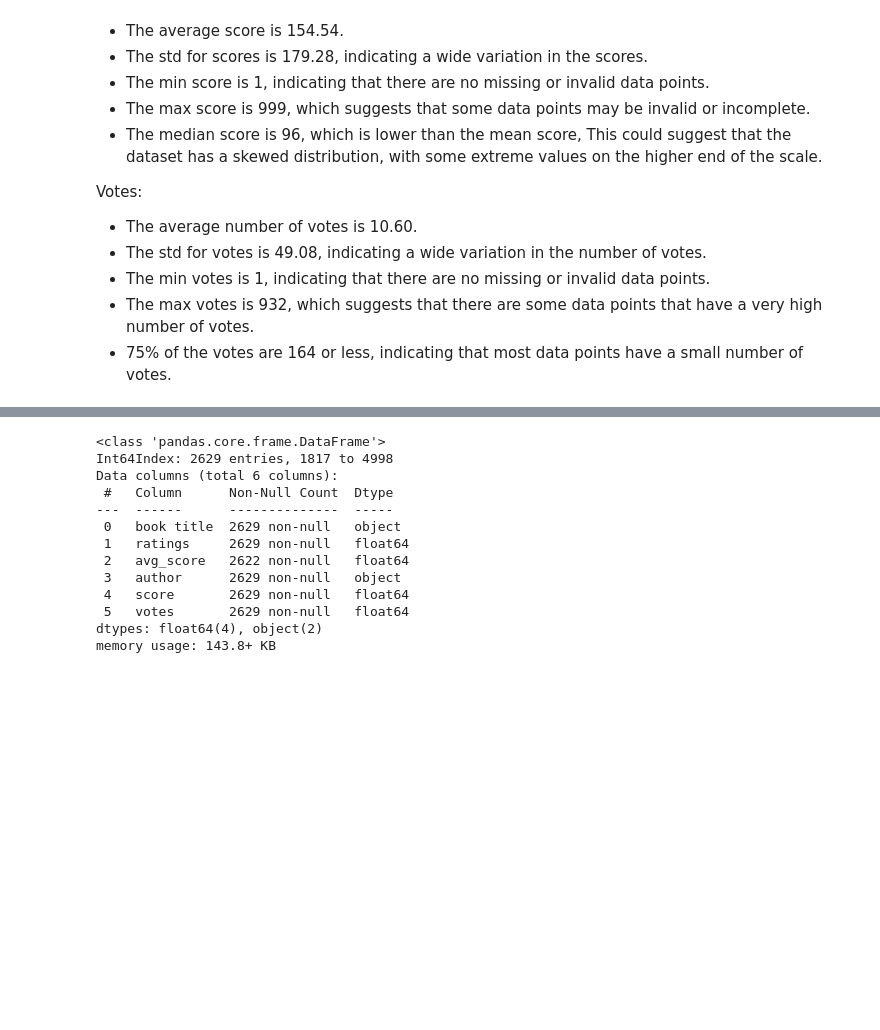
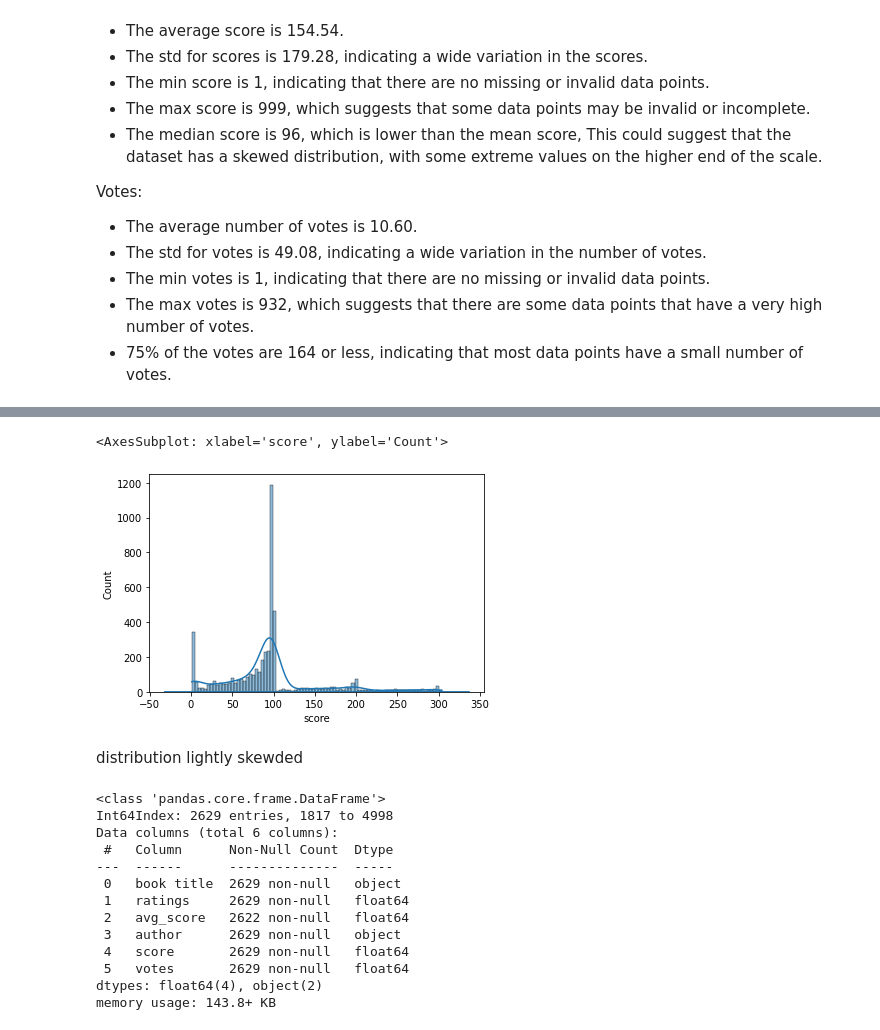
Before and after one commit to chandru1003/Data--Projects, a Jupyter notebook: Web scraping/Goodreads/Goodreads Web-Scraping.ipynb, the cells around one changed output, grey strips where cells are left out. Cells and saved outputs as stored; diff of their text form; code cells hidden in the pictures; blank space fills up the shorter version.

```diff
--- a/Web scraping/Goodreads/Goodreads Web-Scraping.ipynb
+++ b/Web scraping/Goodreads/Goodreads Web-Scraping.ipynb
@@ -599,0 +599,11 @@ data.drop(data[data['score'] >=150].index, inplace=True)
+# %%
+# Calculate the IQR for the votes column
+q1 = data['score'].quantile(0.25)
+q3 = data['score'].quantile(0.75)
+iqr = q3 - q1
+# Identify potential outliers
+lower_bound = q1 - 1.5*iqr
+upper_bound = q3 + 1.5*iqr
+
+outliers_score =data[(data['score'] < lower_bound) | (data['score'] > upper_bound)].count()
+outliers_score
@@ -600,3 +618,14 @@ data.drop(data[data['score'] >=150].index, inplace=True)
+# %%
+median = np.median(data['score'])
+data.loc[(data['score'] < lower_bound) | (data['score'] > upper_bound), 'score'] = median
+# %%
+sns.histplot(data=data, x="score", kde=True)
+sns.kdeplot(data=data, x="score")
+# %% [output]
+<AxesSubplot: xlabel='score', ylabel='Count'>
+[figure, added]
+# %% [markdown]
+distribution lightly skewded
 # %%
 data.info()
 # %% [output]
```
Also changed, not shown: parts of 46 cells of this notebook.
